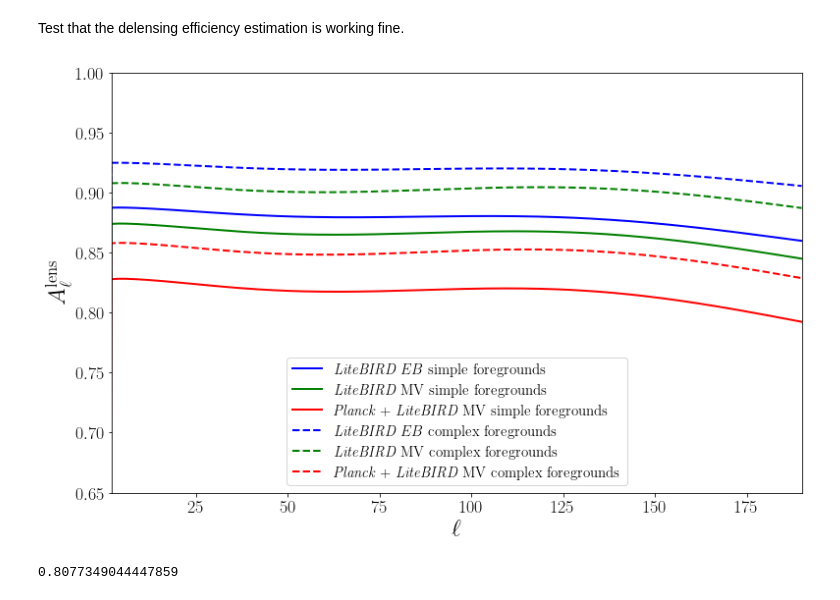
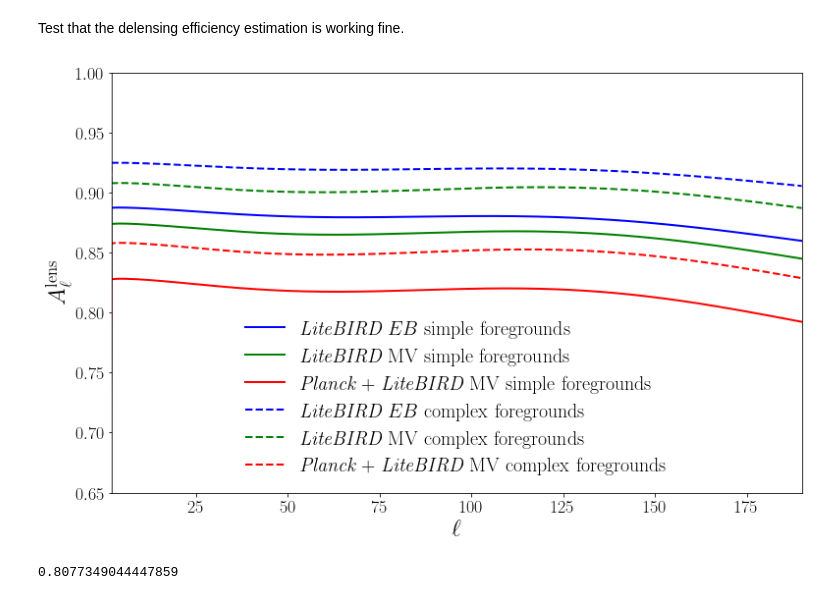
Before and after one commit to miguelrgranda/PlanckBIRD-lens, a Jupyter notebook: notebooks/delensing_Planck_LiteBIRD_publish.ipynb, the cells around one changed output. Saved outputs shown, nothing was run; the diff lists cells and outputs as text; code cells hidden in the pictures.

```diff
--- a/notebooks/delensing_Planck_LiteBIRD_publish.ipynb
+++ b/notebooks/delensing_Planck_LiteBIRD_publish.ipynb
@@ -6,6 +6,7 @@ import lensquest
 import pickle as pl
 import matplotlib as mpl
 import matplotlib.pyplot as plt
+from matplotlib.lines import Line2D
 
 plt.rcParams.update({"text.usetex": True, "font.family": "Helvetica"})
 plt.rcParams['mathtext.fontset'] = 'stix'
@@ -17,7 +18,7 @@ mpl.rcParams['axes.labelsize'] = 24         # x/y label size
 mpl.rcParams['axes.titlesize'] = 18         # subplot title size
 mpl.rcParams['xtick.labelsize'] = 18        # tick labels
 mpl.rcParams['ytick.labelsize'] = 18
-mpl.rcParams['legend.fontsize'] = 15        # legend text
+mpl.rcParams['legend.fontsize'] = 20        # legend text
 mpl.rcParams['figure.titlesize'] = 20       # optional for fig.suptitle()
 
 from astropy.io import ascii
@@ -207,30 +208,30 @@ Alens_LP_MV_s5_d10 = delensing_efficiency(map_LP_s5_d10[1], N0_LP_s5_d10_B_cut['
 # %%
 directory_plots = f'{PATH_PACKAGE}/notebooks/plots'
 plt.figure(figsize=(11, 7))
 # plt.title('$\\textit{LiteBIRD}$', fontsize=18)
 # LiteBIRD EB
 # plt.plot(Alens_L_EB_no_fg, label = 'EB no fg', c='darkorange')
 plt.plot(Alens_L_EB_s1_d1, label = '$\\textit{LiteBIRD}$ $EB$ simple foregrounds', c='blue')
 plt.plot(Alens_L_MV_s1_d1, label = '$\\textit{LiteBIRD}$ MV simple foregrounds', c='green')
 plt.plot(Alens_LP_MV_s1_d1, label = '$\\textit{Planck}$ + $\\textit{LiteBIRD}$ MV simple foregrounds', c='red')
 
 # LiteBIRD MV
 # plt.plot(Alens_L_MV_no_fg, linestyle='dashed', label = 'MV no fg', c='darkorange')
 plt.plot(Alens_L_EB_s5_d10, linestyle='dashed', label = '$\\textit{LiteBIRD}$ $EB$ complex foregrounds', c='blue')
 plt.plot(Alens_L_MV_s5_d10, linestyle='dashed', label = '$\\textit{LiteBIRD}$ MV complex foregrounds', c='green')
 plt.plot(Alens_LP_MV_s5_d10, linestyle='dashed', label = '$\\textit{Planck}$ + $\\textit{LiteBIRD}$ MV complex foregrounds', c='red')
 
 plt.tick_params(axis='both', which='major')
 plt.tick_params(axis='both', which='minor')
 plt.xlim([2.05, lmax_del])
 plt.ylim([0.65, 1])
 plt.xlabel(r'$\ell$')
 plt.ylabel(r'$A^{\rm lens}_\ell$')
-plt.legend(ncol=1, loc='lower center')
+plt.legend(ncol=1, loc='lower center', frameon=False)
 plt.tight_layout()
 plt.savefig(f'{directory_plots}/delensing_efficiency_with_fg.pdf')
 # %% [output]
-[figure, old version]
+[figure, new version]
 # %%
 np.mean(Alens_LP_MV_s1_d1)
 # %% [output]
```
Also changed, not shown: parts of 7 cells of this notebook, 22 other files.
